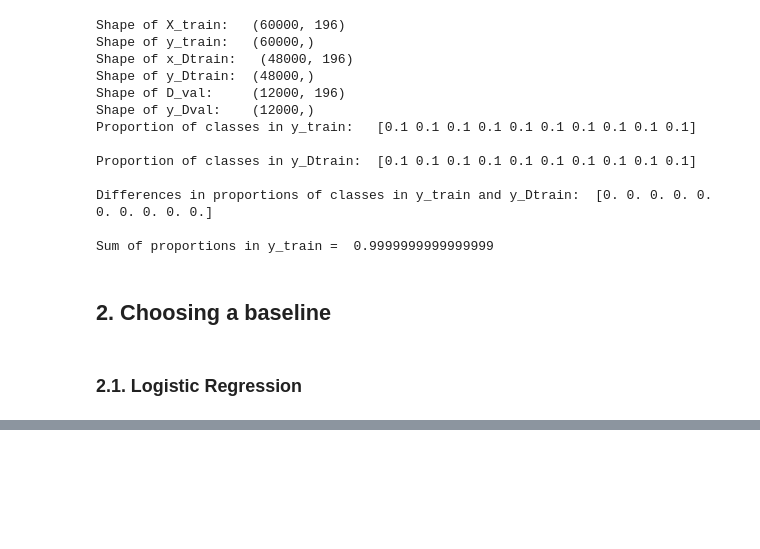
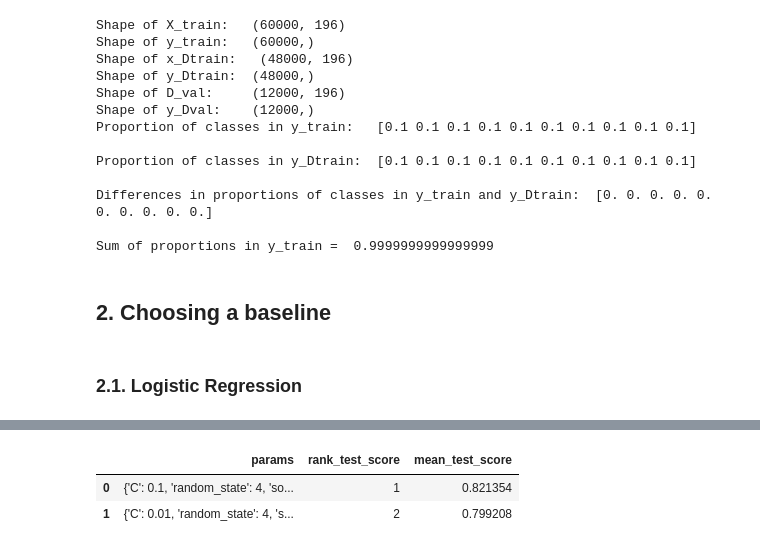
Before and after one commit to gdquintero/machine_learning_project, a Jupyter notebook: main.ipynb, the cells around one changed output, grey strips where cells are left out. Saved outputs shown, nothing was run; the diff lists cells and outputs as text; code cells hidden in the pictures; blank space fills up the shorter version.

```diff
--- a/main.ipynb
+++ b/main.ipynb
@@ -193,8 +192,8 @@ Sum of proportions in y_train =  0.9999999999999999
 # #Logistic Regression
 
 model_lgreg = LogisticRegression()
-solvers_lgreg = ['newton-cg','lbfgs']
-c_values_lgreg = [10.0, 5.0, 1.0, 0.1, 0.01]
+solvers_lgreg = ['lbfgs']
+c_values_lgreg = [0.1,0.01]
 grid_lgreg = dict(solver=solvers_lgreg,C=c_values_lgreg,random_state=[4])
 
 time_lgreg = time.time()
@@ -204,5 +203,5 @@ grid_result_lgreg = grid_search_lgreg.fit(x_Dtrain, y_Dtrain)
 
 time_lgreg = time.time() - time_lgreg
 
-pd.DataFrame(grid_result_lgreg.cv_results_)[['params','rank_test_score','mean_test_score']].sort_values(by=['rank_test_score'])
+df = pd.DataFrame(grid_result_lgreg.cv_results_)[['params','rank_test_score','mean_test_score']].sort_values(by=['rank_test_score'])
 # %% [output]
@@ -236,0 +213,6 @@ Fitting 2 folds for each of 10 candidates, totalling 20 fits
+# %%
+df
+# %% [output]
+|  | params | rank_test_score | mean_test_score |
+| 0 | {'C': 0.1, 'random_state': 4, 'so... | 1 | 0.821354 |
+| 1 | {'C': 0.01, 'random_state': 4, 's... | 2 | 0.799208 |
```
Also changed, not shown: parts of 7 cells of this notebook, 7 other files.
